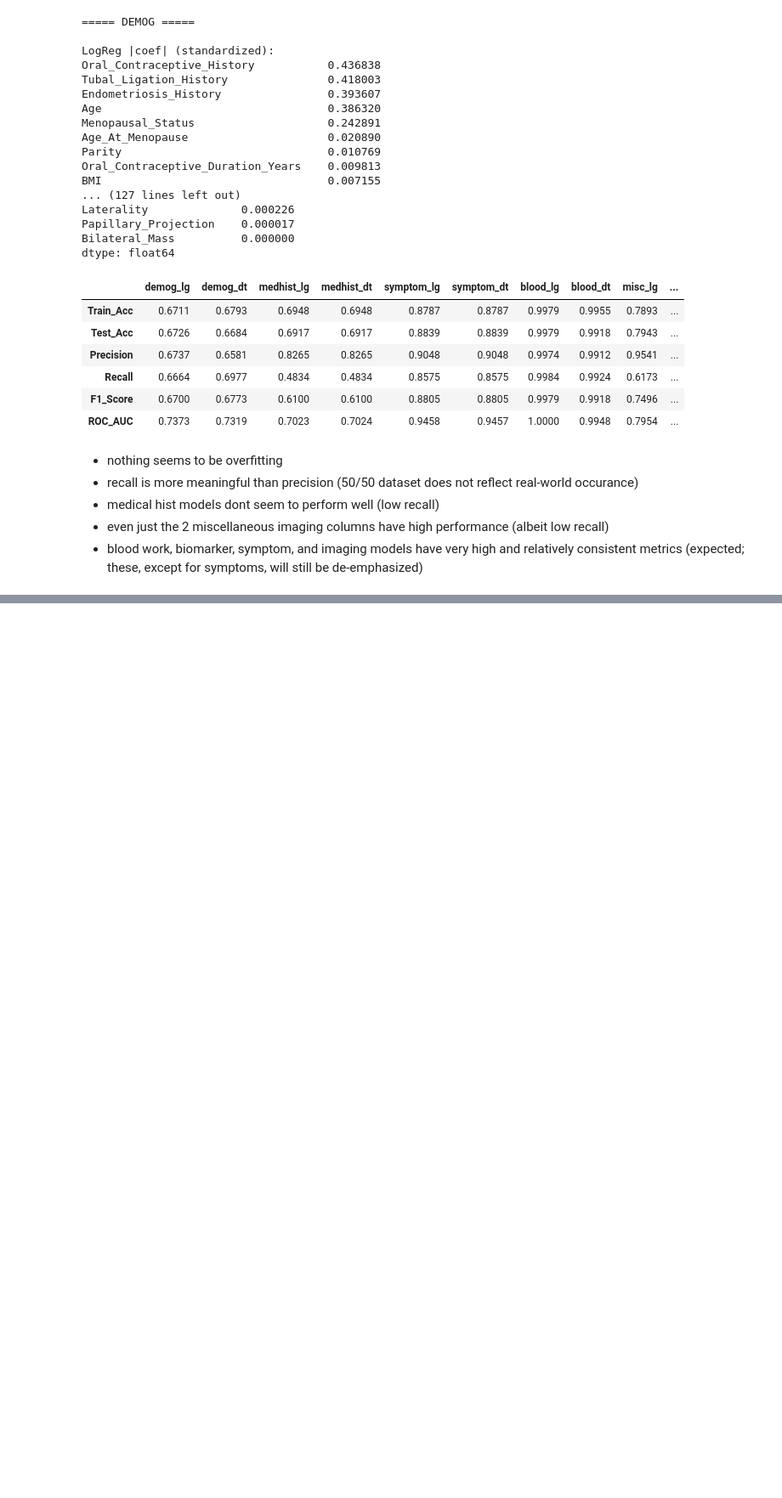
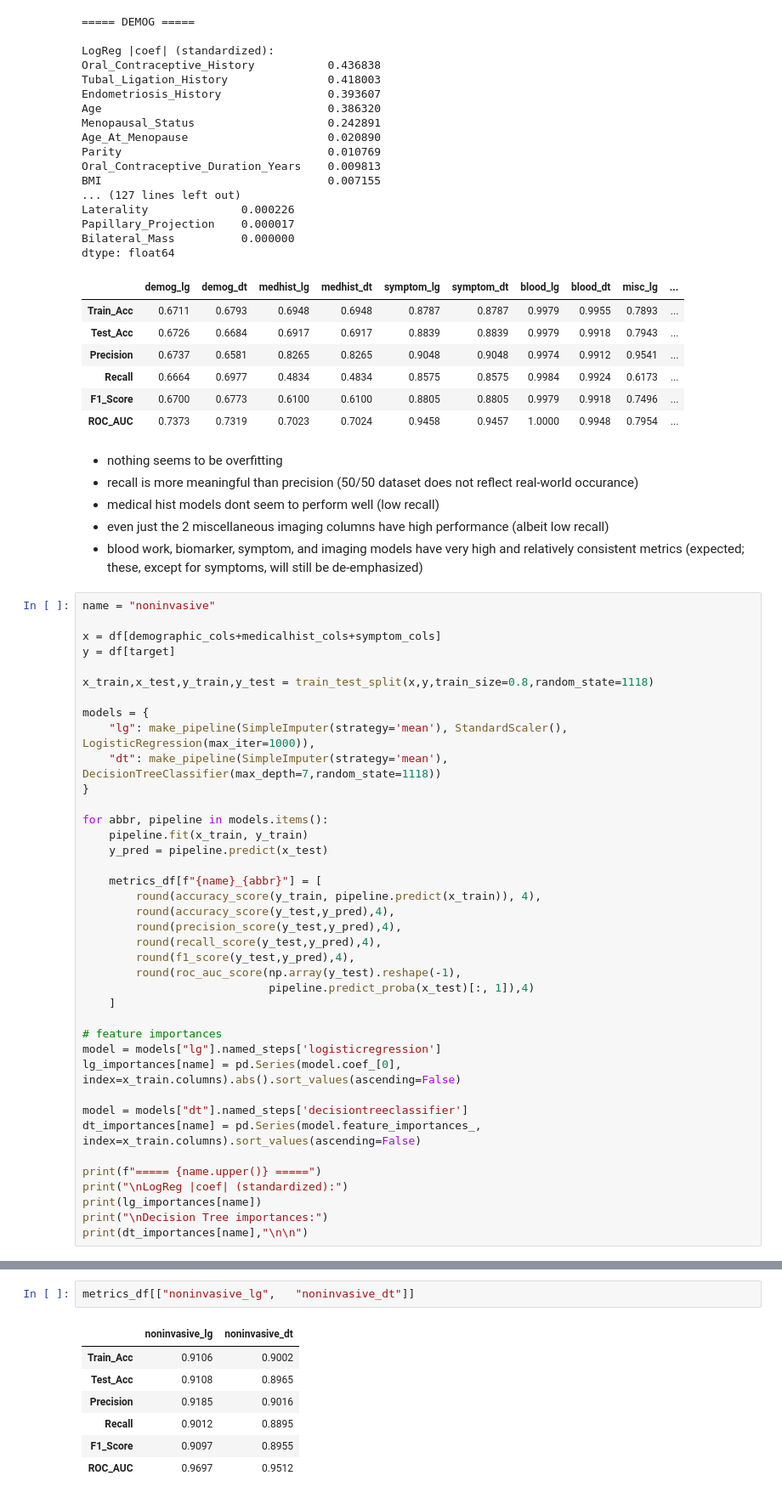
Before and after one commit to zaisid/OvarianCancer50k_ML, a Jupyter notebook: notebooks/ModelReduction.ipynb, the cells around one changed output, grey strips where cells are left out. Shown at 85% size. Cells and saved outputs as stored; diff of their text form; blank space fills up the shorter version.

Commit message:
Group non-invasive columns + modelling results

```diff
--- a/notebooks/ModelReduction.ipynb
+++ b/notebooks/ModelReduction.ipynb
@@ -321,3 +321,42 @@ dtype: float64
 - medical hist models dont seem to perform well (low recall)
 - even just the 2 miscellaneous imaging columns have high performance (albeit low recall)
 - blood work, biomarker, symptom, and imaging models have very high and relatively consistent metrics (expected; these, except for symptoms, will still be de-emphasized)
+# %%
+name = "noninvasive"
+
+x = df[demographic_cols+medicalhist_cols+symptom_cols]
+y = df[target]
+
+x_train,x_test,y_train,y_test = train_test_split(x,y,train_size=0.8,random_state=1118)
+
+models = {
+    "lg": make_pipeline(SimpleImputer(strategy='mean'), StandardScaler(), LogisticRegression(max_iter=1000)),
+    "dt": make_pipeline(SimpleImputer(strategy='mean'), DecisionTreeClassifier(max_depth=7,random_state=1118))
+}
+
+for abbr, pipeline in models.items():
+    pipeline.fit(x_train, y_train)
+    y_pred = pipeline.predict(x_test)
+
+    metrics_df[f"{name}_{abbr}"] = [
+        round(accuracy_score(y_train, pipeline.predict(x_train)), 4),
+        round(accuracy_score(y_test,y_pred),4),
+        round(precision_score(y_test,y_pred),4),
+        round(recall_score(y_test,y_pred),4),
+        round(f1_score(y_test,y_pred),4),
+        round(roc_auc_score(np.array(y_test).reshape(-1),
+                            pipeline.predict_proba(x_test)[:, 1]),4)
+    ]
+
+# feature importances
+model = models["lg"].named_steps['logisticregression']
+lg_importances[name] = pd.Series(model.coef_[0], index=x_train.columns).abs().sort_values(ascending=False)
+
+model = models["dt"].named_steps['decisiontreeclassifier']
+dt_importances[name] = pd.Series(model.feature_importances_, index=x_train.columns).sort_values(ascending=False)
+
+print(f"===== {name.upper()} =====")
+print("\nLogReg |coef| (standardized):")
+print(lg_importances[name])
+print("\nDecision Tree importances:")
+print(dt_importances[name],"\n\n")
@@ -324 +381,11 @@ dtype: float64
+# %%
+metrics_df[["noninvasive_lg",	"noninvasive_dt"]]
+# %% [output]
+|  | noninvasive_lg | noninvasive_dt |
+| Train_Acc | 0.9106 | 0.9002 |
+| Test_Acc | 0.9108 | 0.8965 |
+| Precision | 0.9185 | 0.9016 |
+| Recall | 0.9012 | 0.8895 |
+| F1_Score | 0.9097 | 0.8955 |
+| ROC_AUC | 0.9697 | 0.9512 |
 # %%
```
Also changed, not shown: parts of 2 cells of this notebook, 1 other file.
